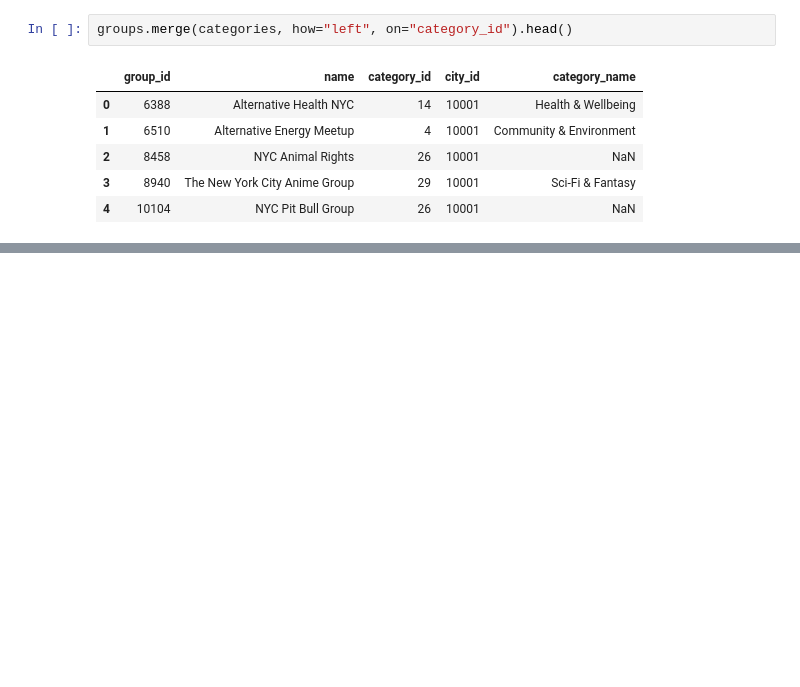
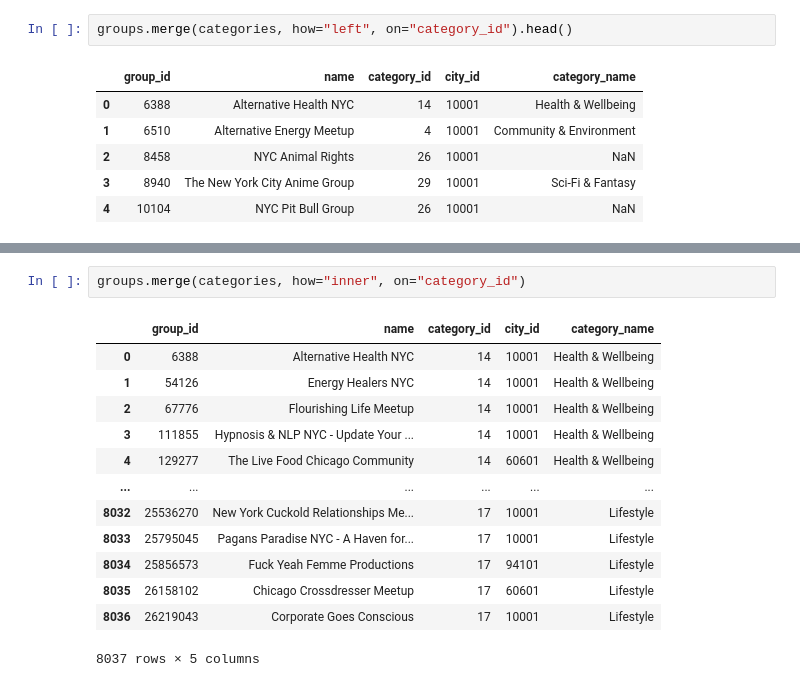
Before and after one commit to ljyGmail/pandas_in_action, a Jupyter notebook: ch10_merging_joining_and_concatenating.ipynb, the cells around one changed output, grey strips where cells are left out. Saved outputs shown, nothing was run; the diff lists cells and outputs as text; blank space fills up the shorter version.

Commit message:
10.5 inner joins

```diff
--- a/ch10_merging_joining_and_concatenating.ipynb
+++ b/ch10_merging_joining_and_concatenating.ipynb
@@ -225,0 +242,16 @@ groups.merge(categories, how="left", on="category_id").head()
+# %%
+groups.merge(categories, how="inner", on="category_id")
+# %% [output]
+|  | group_id | name | category_id | city_id | category_name |
+| 0 | 6388 | Alternative Health NYC | 14 | 10001 | Health & Wellbeing |
+| 1 | 54126 | Energy Healers NYC | 14 | 10001 | Health & Wellbeing |
+| 2 | 67776 | Flourishing Life Meetup | 14 | 10001 | Health & Wellbeing |
+| 3 | 111855 | Hypnosis & NLP NYC - Update Your ... | 14 | 10001 | Health & Wellbeing |
+| 4 | 129277 | The Live Food Chicago Community | 14 | 60601 | Health & Wellbeing |
+| ... | ... | ... | ... | ... | ... |
+| 8032 | 25536270 | New York Cuckold Relationships Me... | 17 | 10001 | Lifestyle |
+| 8033 | 25795045 | Pagans Paradise NYC - A Haven for... | 17 | 10001 | Lifestyle |
+| 8034 | 25856573 | Fuck Yeah Femme Productions | 17 | 94101 | Lifestyle |
+| 8035 | 26158102 | Chicago Crossdresser Meetup | 17 | 60601 | Lifestyle |
+| 8036 | 26219043 | Corporate Goes Conscious | 17 | 10001 | Lifestyle |
+8037 rows × 5 columns
```
Also changed, not shown: parts of 5 cells of this notebook.
